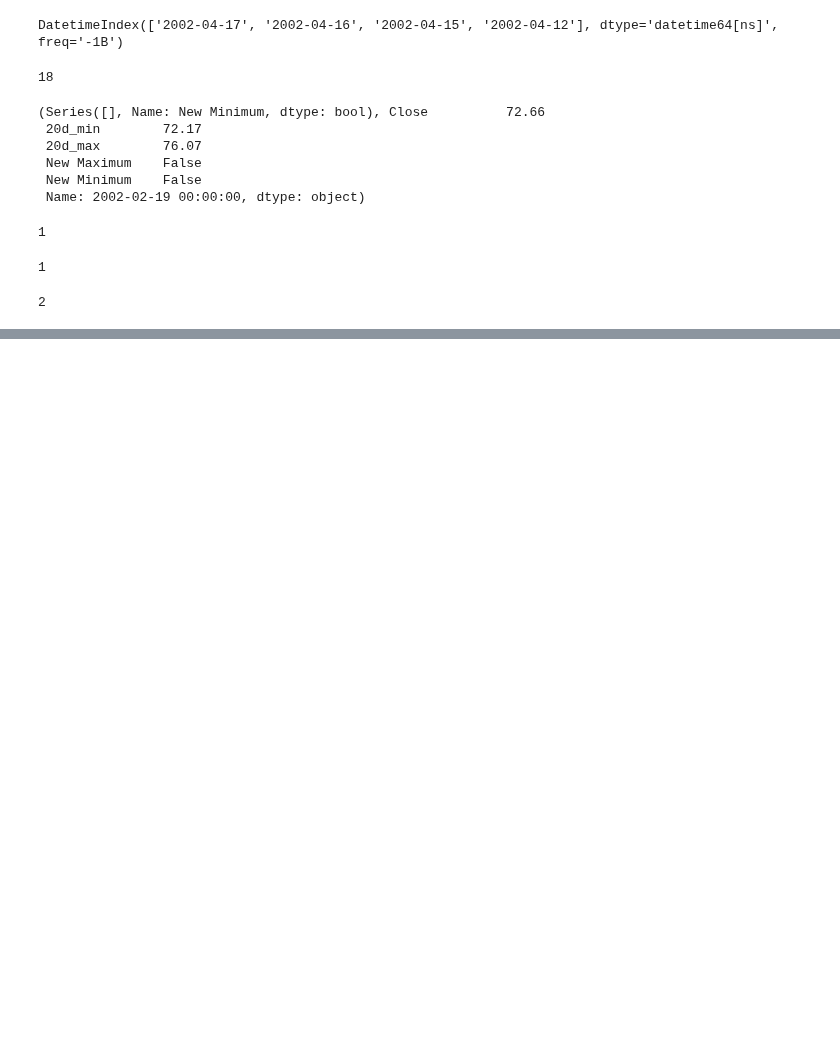
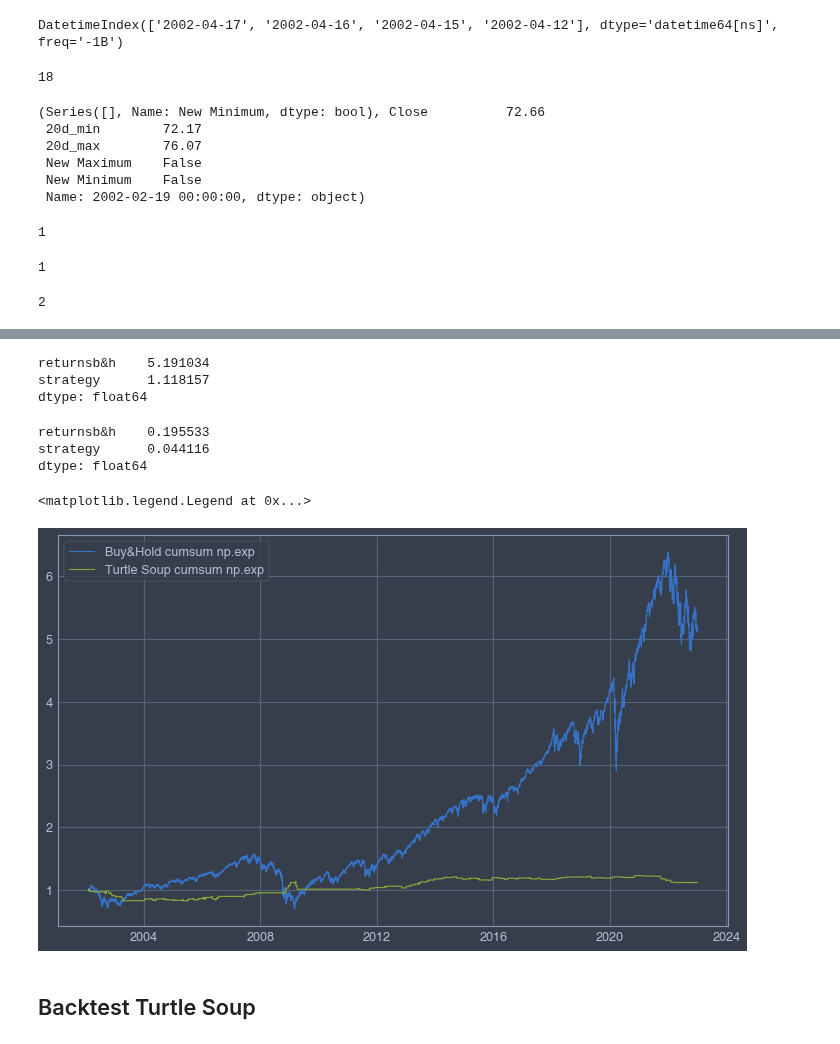
Before and after one commit to fadeeva/stock_market_research, a Jupyter notebook: classic/turtle_soup/simple/simple_TURTLE_SOUP.ipynb, the cells around one changed output, grey strips where cells are left out. Drawn from its saved outputs; the diff is of its cells as text; code cells hidden in the pictures; blank space fills up the shorter version.

```diff
--- a/classic/turtle_soup/simple/simple_TURTLE_SOUP.ipynb
+++ b/classic/turtle_soup/simple/simple_TURTLE_SOUP.ipynb
@@ -457,0 +405,4 @@ spy_position[spy_position['position'] == 1]
+# %%
+spy_position['returnsb&h'] = np.log(spy_position['Close'].div(spy_position['Close'].shift(1)))
+spy_position['strategy'] = spy_position['returnsb&h'] * spy_position['position'].shift(1)
+spy_position.dropna()
@@ -457,0 +424,22 @@ spy_position[spy_position['position'] == 1]
+# %%
+spy_position[['returnsb&h', 'strategy']].sum().apply(np.exp)
+# %% [output]
+returnsb&h    5.191034
+strategy      1.118157
+dtype: float64
+# %%
+spy_position[['returnsb&h', 'strategy']].std() * np.sqrt(252)
+# %% [output]
+returnsb&h    0.195533
+strategy      0.044116
+dtype: float64
+# %%
+fig, ax = plt.subplots()
+ax.plot(spy_position.index, spy_position['returnsb&h'].cumsum().apply(np.exp), label='Buy&Hold cumsum np.exp')
+ax.plot(spy_position.index, spy_position['strategy'].cumsum().apply(np.exp), label='Turtle Soup cumsum np.exp')
+plt.legend()
+# %% [output]
+<matplotlib.legend.Legend at 0x...>
+[figure, added]
+# %% [markdown]
+## Backtest Turtle Soup
```
Also changed, not shown: parts of 12 cells of this notebook.
